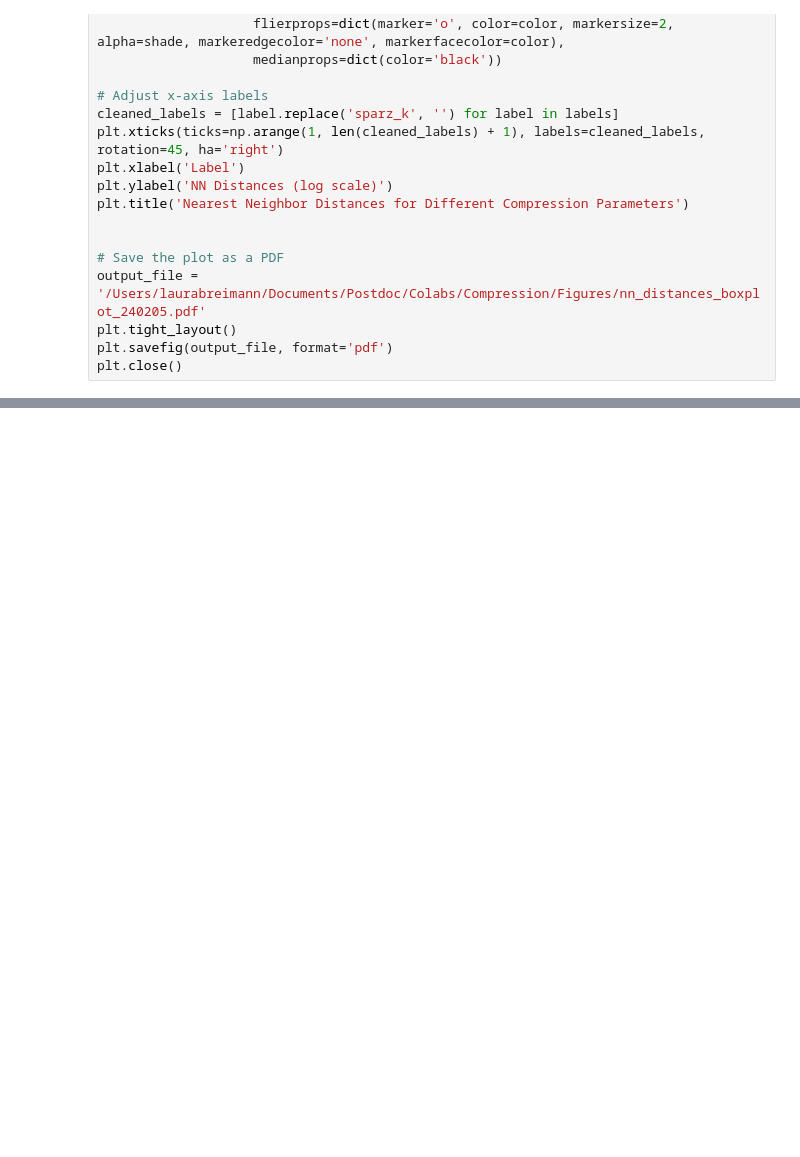
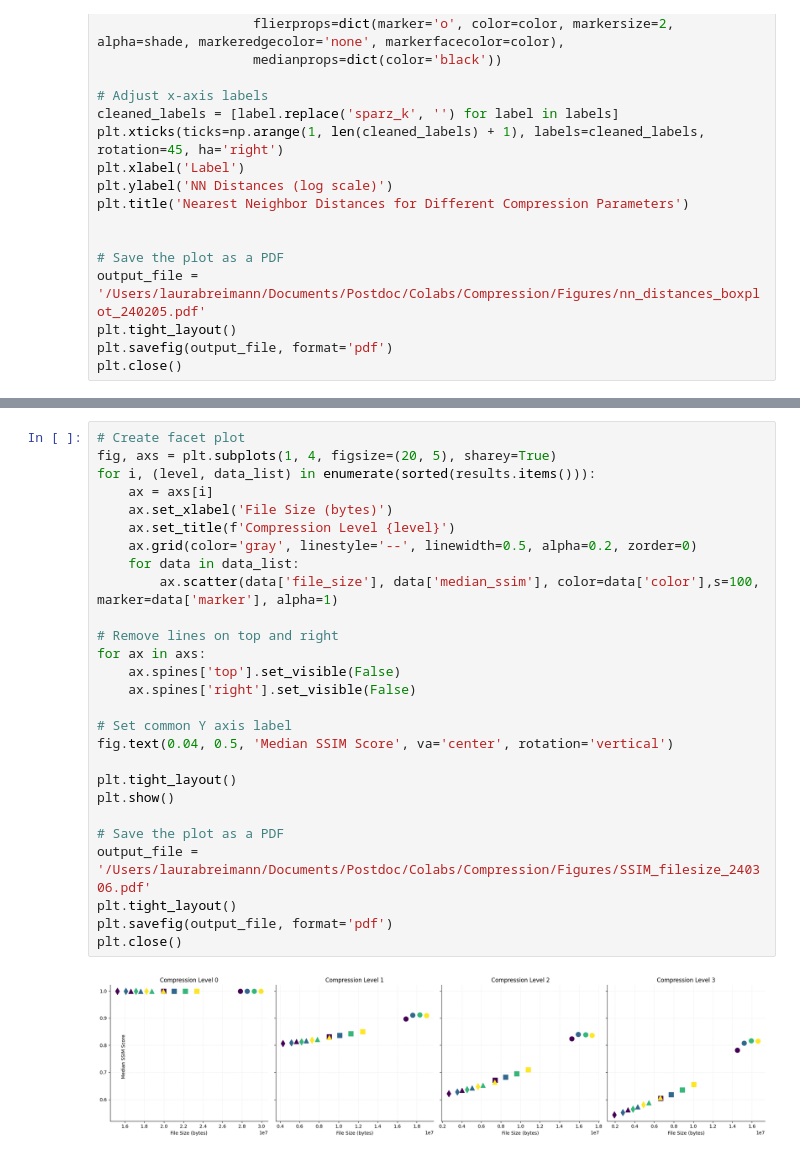
Before and after one commit to dgound/SPARZ, a Jupyter notebook: extra_code/plot_QC_grid.ipynb, the cells around one changed output, grey strips where cells are left out. Cells and saved outputs as stored; diff of their text form; blank space fills up the shorter version.

Commit message:
Added new summary plot of SSIM and file size

```diff
--- a/extra_code/plot_QC_grid.ipynb
+++ b/extra_code/plot_QC_grid.ipynb
@@ -306,0 +366,29 @@ plt.close()
+# %%
+# Create facet plot
+fig, axs = plt.subplots(1, 4, figsize=(20, 5), sharey=True)
+for i, (level, data_list) in enumerate(sorted(results.items())):
+    ax = axs[i]
+    ax.set_xlabel('File Size (bytes)')
+    ax.set_title(f'Compression Level {level}')
+    ax.grid(color='gray', linestyle='--', linewidth=0.5, alpha=0.2, zorder=0)
+    for data in data_list:
+        ax.scatter(data['file_size'], data['median_ssim'], color=data['color'],s=100, marker=data['marker'], alpha=1)
+
+# Remove lines on top and right
+for ax in axs:
+    ax.spines['top'].set_visible(False)
+    ax.spines['right'].set_visible(False)
+
+# Set common Y axis label
+fig.text(0.04, 0.5, 'Median SSIM Score', va='center', rotation='vertical')
+
+plt.tight_layout()
+plt.show()
+
+# Save the plot as a PDF
+output_file = '/Users/laurabreimann/Documents/Postdoc/Colabs/Compression/Figures/SSIM_filesize_240306.pdf'
+plt.tight_layout()
+plt.savefig(output_file, format='pdf')
+plt.close()
+# %% [output]
+[figure, added]
```
Also changed, not shown: parts of 2 cells of this notebook.
